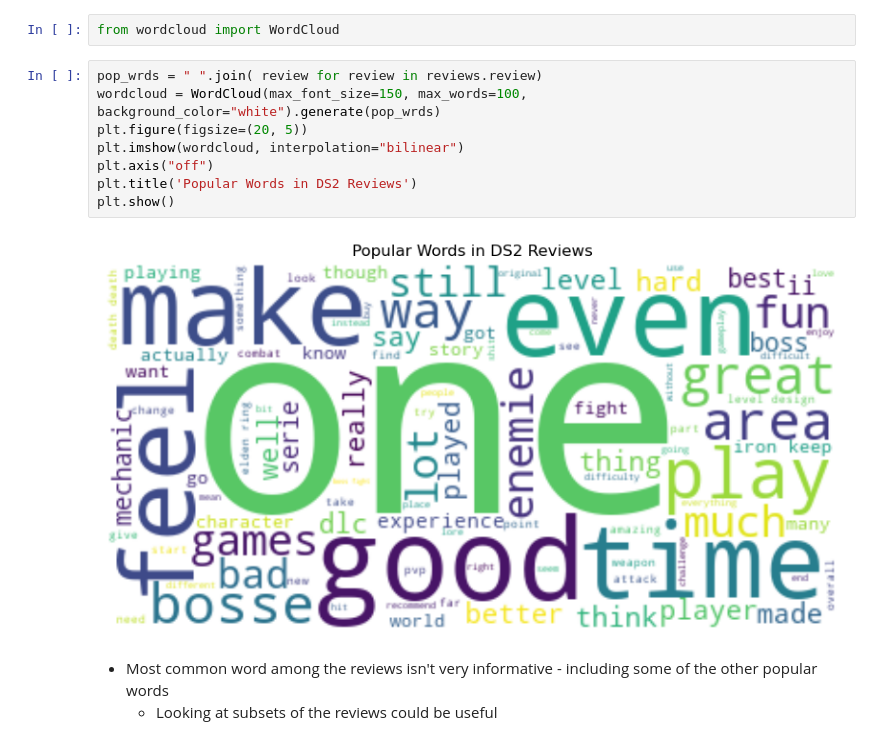
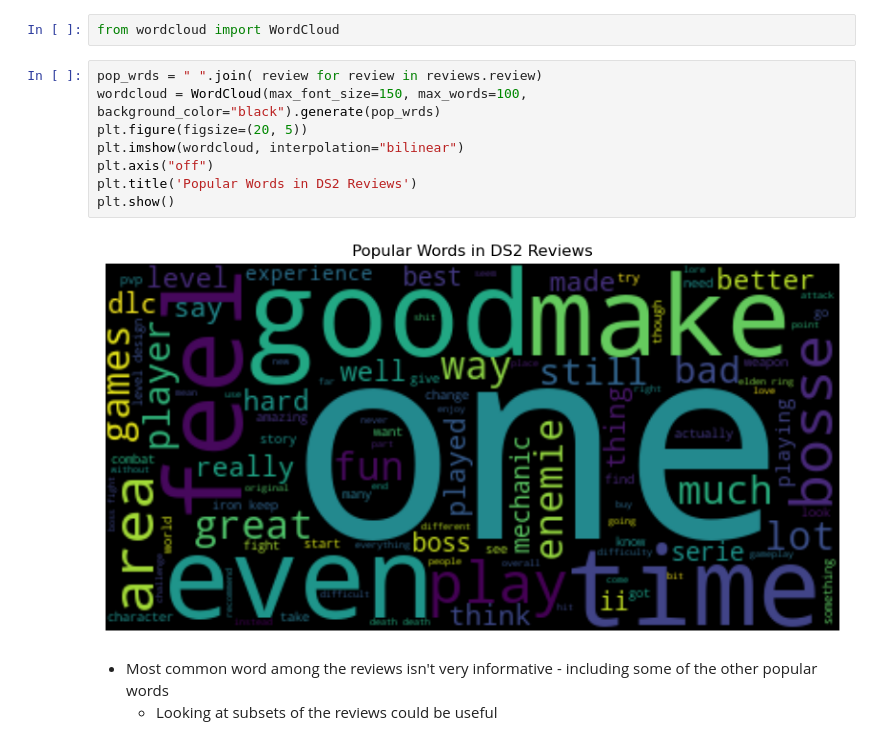
Before and after one commit to BrandonDioneda/Dark-Souls-2-Reviews, a Jupyter notebook: LDA_&_NMF.ipynb, the cells around one changed output. Cells and saved outputs as stored; diff of their text form.

```diff
--- a/LDA_&_NMF.ipynb
+++ b/LDA_&_NMF.ipynb
@@ -129,14 +131,14 @@ Other popular words:
 from wordcloud import WordCloud
 # %%
 pop_wrds = " ".join( review for review in reviews.review)
-wordcloud = WordCloud(max_font_size=150, max_words=100, background_color="white").generate(pop_wrds)
+wordcloud = WordCloud(max_font_size=150, max_words=100, background_color="black").generate(pop_wrds)
 plt.figure(figsize=(20, 5))
 plt.imshow(wordcloud, interpolation="bilinear")
 plt.axis("off")
 plt.title('Popular Words in DS2 Reviews')
 plt.show()
 # %% [output]
-[figure, old version]
+[figure, new version]
 # %% [markdown]
 - Most common word among the reviews isn't very informative - including some of the other popular words
     - Looking at subsets of the reviews could be useful
```
Also changed, not shown: parts of 3 cells of this notebook, 1 other file.
